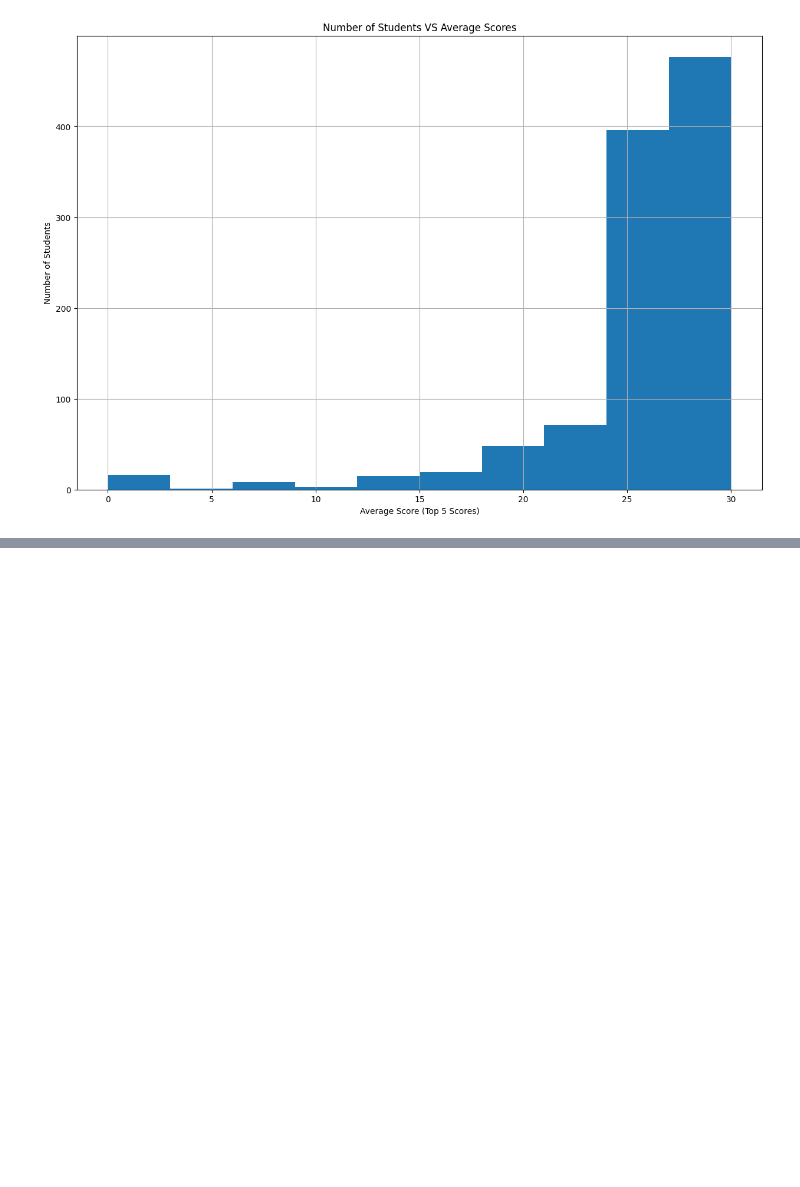
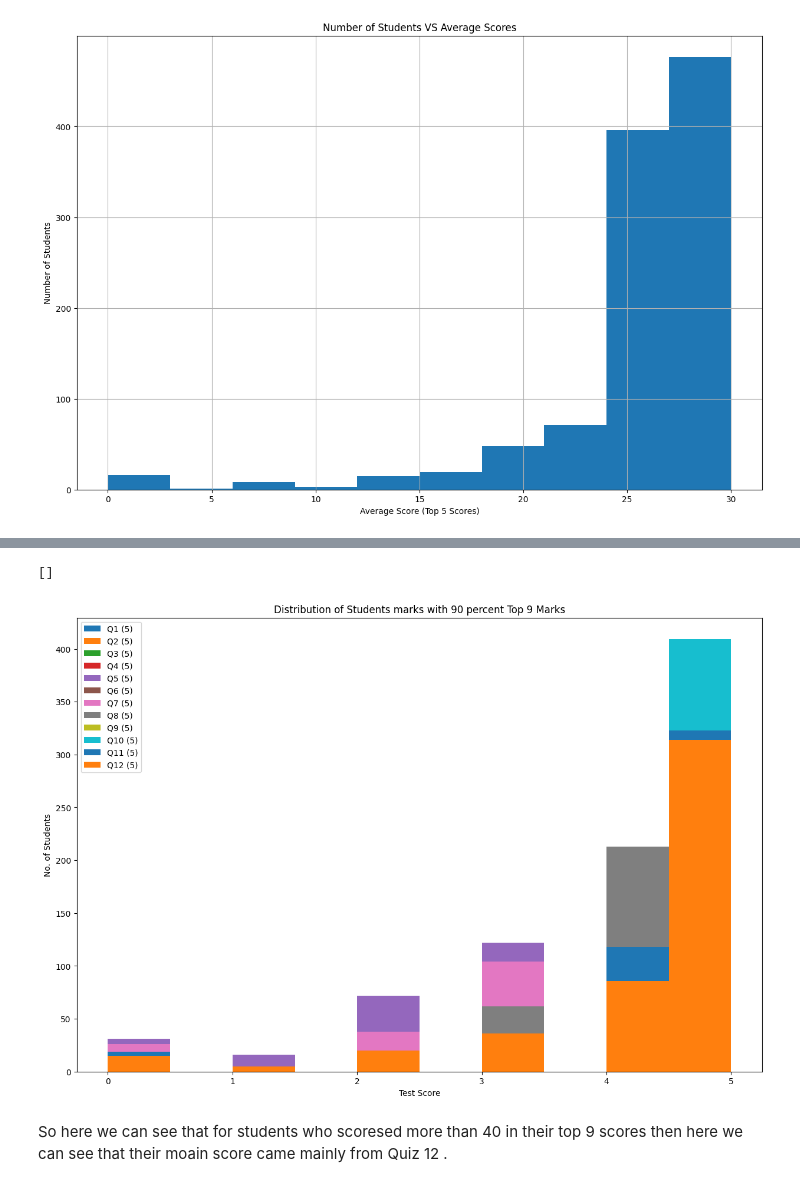
Before and after one commit to Foxtrot123-png/Kraggle, a Jupyter notebook: student-quiz-mark.ipynb, the cells around one changed output, grey strips where cells are left out. Drawn from its saved outputs; the diff is of its cells as text; code cells hidden in the pictures; blank space fills up the shorter version.

```diff
--- a/student-quiz-mark.ipynb
+++ b/student-quiz-mark.ipynb
@@ -308,0 +367,4 @@ that it is the best 6 scores of the students out of 12
+# %%
+df_top_9=df_[df_['Top 9 (out of 45)']>40]
+# %%
+df_top_9.drop(columns=['SNO.','ROLL NUMBER'],inplace=True)
@@ -308,0 +392,2 @@ that it is the best 6 scores of the students out of 12
+# %%
+df_top9_score_dist=df_top_9[['Q1 (5)','Q2 (5)','Q3 (5)','Q4 (5)','Q5 (5)','Q6 (5)','Q7 (5)','Q8 (5)','Q9 (5)','Q10 (5)','Q11 (5)','Q12 (5)']]
@@ -308,0 +410,2 @@ that it is the best 6 scores of the students out of 12
+# %%
+df_top9_score_dist=df_top9_score_dist.astype(int)
@@ -308,0 +428,12 @@ that it is the best 6 scores of the students out of 12
+# %%
+df_top9_score_dist.plot(kind='hist',figsize=(15,10))
+plt.plot()
+plt.ylabel('No. of Students')
+plt.xlabel('Test Score')
+plt.title('Distribution of Students marks with 90 percent Top 9 Marks')
+plt.plot()
+# %% [output]
+[]
+[figure, added]
+# %% [markdown]
+So here we can see that for students who scoresed more than 40 in their top 9 scores then here we can see that their moain score came mainly from Quiz 12 .
```
Also changed, not shown: parts of 12 cells of this notebook.
